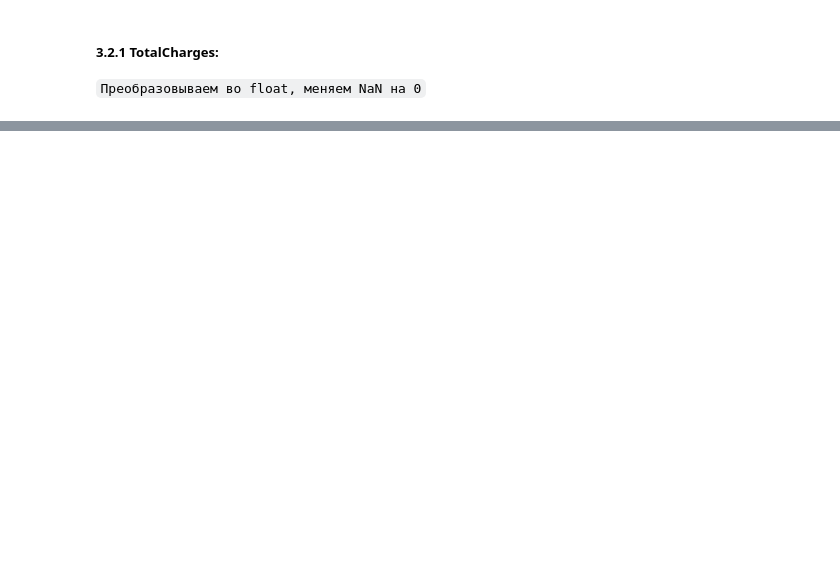
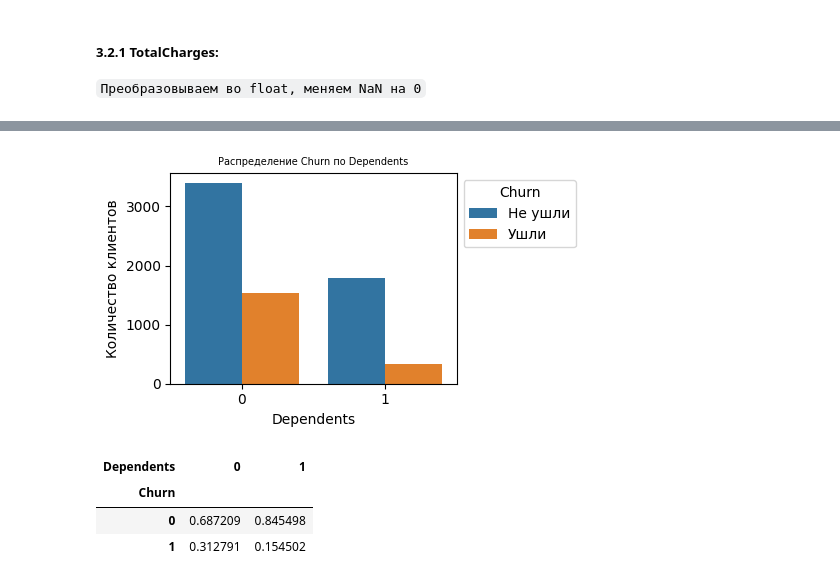
Before and after one commit to yo1oo0/portfolio, a Jupyter notebook: DataAnalysis/TelcoCustomerChurn/LogRegTelecomChurn.ipynb, the cells around one changed output, grey strips where cells are left out. Saved outputs shown, nothing was run; the diff lists cells and outputs as text; code cells hidden in the pictures; blank space fills up the shorter version.

```diff
--- a/DataAnalysis/TelcoCustomerChurn/LogRegTelecomChurn.ipynb
+++ b/DataAnalysis/TelcoCustomerChurn/LogRegTelecomChurn.ipynb
@@ -94,0 +276,10 @@ Name: count, dtype: int64
+# %%
+plot_crosstab('Dependents')
+pd.crosstab(source_df['Churn'], source_df['Dependents'], normalize='columns')
+# Чаще уходят люди без иждевенцев
+# %% [output]
+[figure, added]
+| Dependents | 0 | 1 |
+| Churn |  |  |
+| 0 | 0.687209 | 0.845498 |
+| 1 | 0.312791 | 0.154502 |
```
Also changed, not shown: parts of 58 cells of this notebook.
